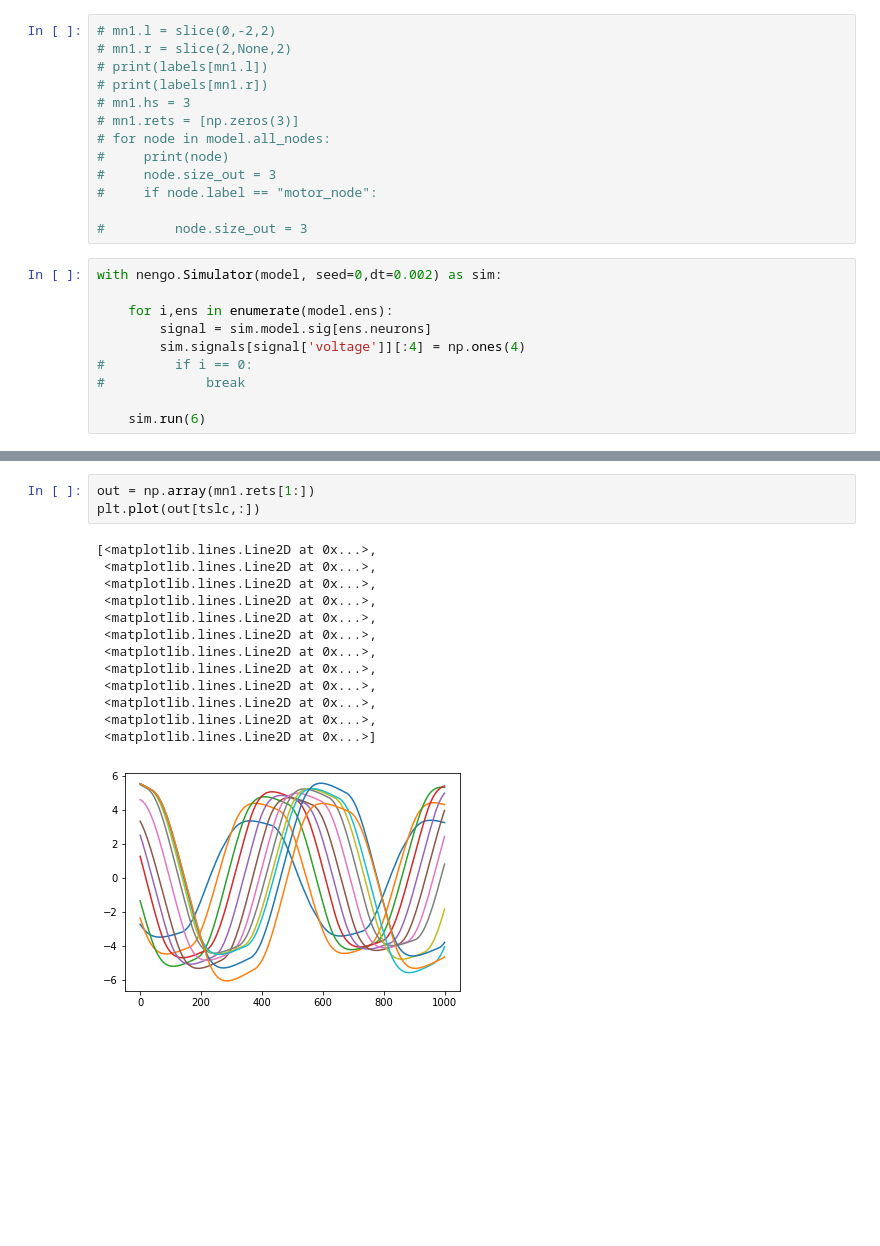
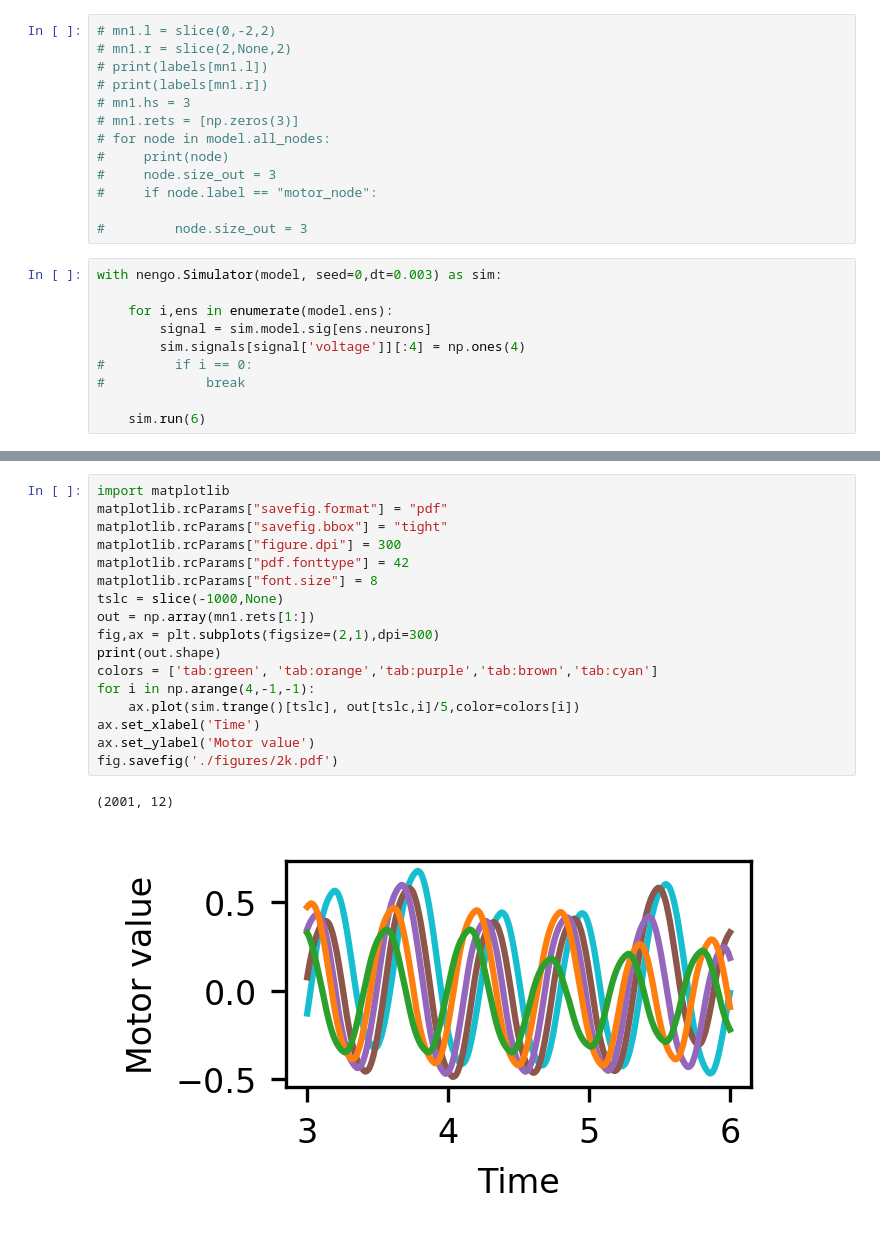
Before and after one commit to Raphtor/cpg_search, a Jupyter notebook: Testing.ipynb, the cells around one changed output, grey strips where cells are left out. Drawn from its saved outputs; the diff is of its cells as text; blank space fills up the shorter version.

```diff
--- a/Testing.ipynb
+++ b/Testing.ipynb
@@ -661,7 +674,7 @@ labels = np.array(labels)
 
 #         node.size_out = 3
 # %%
-with nengo.Simulator(model, seed=0,dt=0.002) as sim:
+with nengo.Simulator(model, seed=0,dt=0.003) as sim:
 
     for i,ens in enumerate(model.ens):
         signal = sim.model.sig[ens.neurons]
@@ -675,23 +688,26 @@ HtmlProgressBar cannot be displayed. Please use the TerminalProgressBar. It can
 [interactive output not drawn]
 HtmlProgressBar cannot be displayed. Please use the TerminalProgressBar. It can be enabled with `nengo.rc.set('progress', 'progress_bar', 'nengo.utils.progress.TerminalProgressBar')`.
 [interactive output not drawn]
-# %%
-out = np.array(mn1.rets[1:])
-plt.plot(out[tslc,:])
-# %% [output]
-[<matplotlib.lines.Line2D at 0x...>,
- <matplotlib.lines.Line2D at 0x...>,
- <matplotlib.lines.Line2D at 0x...>,
- <matplotlib.lines.Line2D at 0x...>,
- <matplotlib.lines.Line2D at 0x...>,
- <matplotlib.lines.Line2D at 0x...>,
- <matplotlib.lines.Line2D at 0x...>,
- <matplotlib.lines.Line2D at 0x...>,
- <matplotlib.lines.Line2D at 0x...>,
- <matplotlib.lines.Line2D at 0x...>,
- <matplotlib.lines.Line2D at 0x...>,
- <matplotlib.lines.Line2D at 0x...>]
-[figure, removed]
+# %%
+import matplotlib
+matplotlib.rcParams["savefig.format"] = "pdf"
+matplotlib.rcParams["savefig.bbox"] = "tight"
+matplotlib.rcParams["figure.dpi"] = 300
+matplotlib.rcParams["pdf.fonttype"] = 42
+matplotlib.rcParams["font.size"] = 8
+tslc = slice(-1000,None)
+out = np.array(mn1.rets[1:])
+fig,ax = plt.subplots(figsize=(2,1),dpi=300)
+print(out.shape)
+colors = ['tab:green', 'tab:orange','tab:purple','tab:brown','tab:cyan']
+for i in np.arange(4,-1,-1):
+    ax.plot(sim.trange()[tslc], out[tslc,i]/5,color=colors[i])
+ax.set_xlabel('Time')
+ax.set_ylabel('Motor value')
+fig.savefig('./figures/2k.pdf')
+# %% [output]
+(2001, 12)
+[figure, added]
 # %%
 spike1 = [sim.data[probes1[i]['spikes']] for i in range(len(probes1))]
 
```
Also changed, not shown: parts of 7 cells of this notebook, 9 other files.
